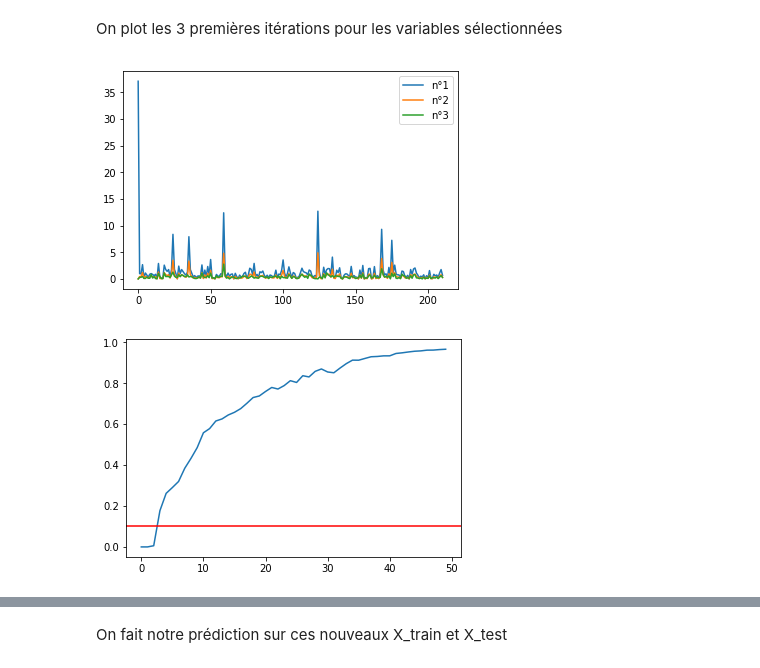
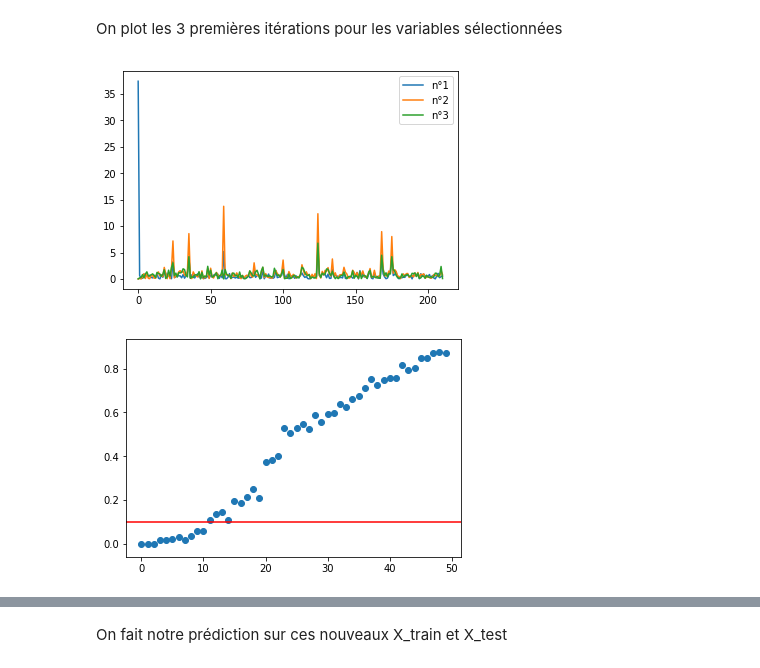
Before and after one commit to MSBigData2019/Guillaume_QUISPE, a Jupyter notebook: MDI720/tp3.ipynb, the cells around one changed output, grey strips where cells are left out. Drawn from its saved outputs; the diff is of its cells as text; code cells hidden in the pictures.

```diff
--- a/MDI720/tp3.ipynb
+++ b/MDI720/tp3.ipynb
@@ -364,30 +419,26 @@ def forward_selection(Xfwd, threshold=1):
     var_sel = []
     var_remain = list(range(p))
     in_test = []
-    regr = LinearRegression(fit_intercept = False)
+    #regr = LinearRegression(fit_intercept = False)
 
     for k in range(p):
         resids_mem = np.zeros((p,n))
         #pour chaque variable explicative on fait une OLS en ajoutant l'intercept
         for i in var_remain:
-            Xtemp=np.append(np.ones((Xfwd.shape[0],1)),Xfwd [:,[i]], axis=1)
+            Xtemp=Xfwd [:,i]
             gramtemp=Xtemp.T@Xtemp
-            graminvtemp= np.linalg.pinv(gramtemp)
-            thetatemp=graminvtemp@Xtemp.T@resids
-            ypredtemp=Xtemp@thetatemp
+            rg=np.linalg.matrix_rank(gramtemp)
+            thetatemp=Xtemp.T@resids/gramtemp
+            ypredtemp=Xtemp*thetatemp
             resids_mem [i,:] =resids-ypredtemp
+            sigma2_tmp= 1/(n)*np.sum((resids-ypredtemp)**2)
+            stdtheta=np.sqrt(sigma2_tmp/gramtemp)
+            #on calcule notre statistique de test : theta / std(theta)
+            test[k,i] =  np.abs(thetatemp) / stdtheta
+            #On calcule notre pvalue selon la loi de student
+            pval[k,i] =   (1-t.cdf(np.abs(test[k,i]), n-rg))*2
 
-            #sigma2_tmp = np.sum (resids_mem [i,:] ** 2) * graminvtemp[1,1]
-            sigma2_tmp= 1/(n-2)*np.linalg.norm(y_train-ypredtemp)**2
-            stdtheta=np.sqrt(sigma2_tmp*graminvtemp[1,1])
-            test[k,i] =  np.abs(thetatemp[1]) / stdtheta
-            #print(test[k,i])
-            pval[k,i] =   2 * (1 - t.cdf(test[k,i],n-2))
-
-        ####separe en deux vecteurs la listes des variables séléctionnées et les autres
         best_var = np.argmax(test[k,:])
-        #print(pval[k,best_var])
-        #print(threshold)
         var_sel.append(best_var)
         resids = resids_mem[best_var,:]
         if pval[k,best_var] > threshold:
@@ -446,10 +498,10 @@ plt.plot(stats[2],label="n°3")
 plt.legend()
 plt.show()
 # %% [output]
-[figure, old version]
+[figure, new version]
 # %%
-plt.plot(pfwd[0:50], label="n°1")
+plt.scatter(range(0,50),pfwd[0:50], label="n°1")
 plt.axhline(y=0.1, color='r', linestyle='-')
 plt.show()
 # %% [output]
-[figure, old version]
+[figure, new version]
```
Also changed, not shown: parts of 111 cells of this notebook.
